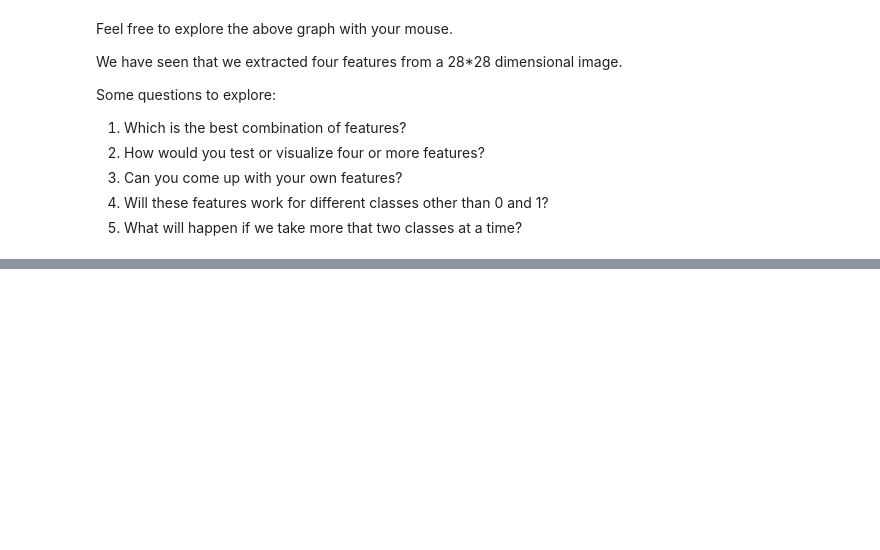
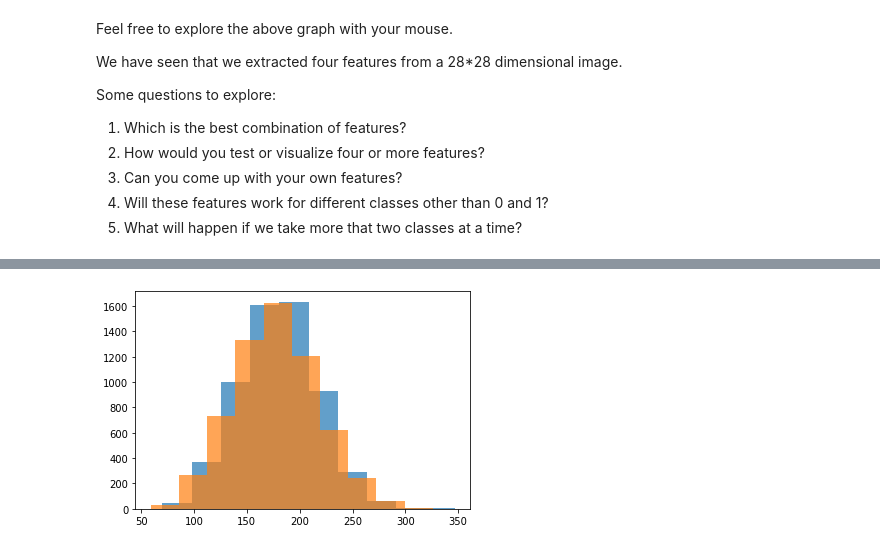
Before and after one commit to shrestha001/fmml2021, a Jupyter notebook: Lab1_Features.ipynb, the cells around one changed output, grey strips where cells are left out. Drawn from its saved outputs; the diff is of its cells as text; code cells hidden in the pictures; blank space fills up the shorter version.

```diff
--- a/Lab1_Features.ipynb
+++ b/Lab1_Features.ipynb
@@ -508,0 +556,8 @@ Some questions to explore:
+# %%
+hull2 = np.array([getHullPixels(i).sum() for i in no2])
+hull3 = np.array([getHullPixels(i).sum() for i in no3])
+
+plt.hist(hull2, alpha=0.7);
+plt.hist(hull3, alpha=0.7);
+# %% [output]
+[figure, added]
```
Also changed, not shown: parts of 17 cells of this notebook.
